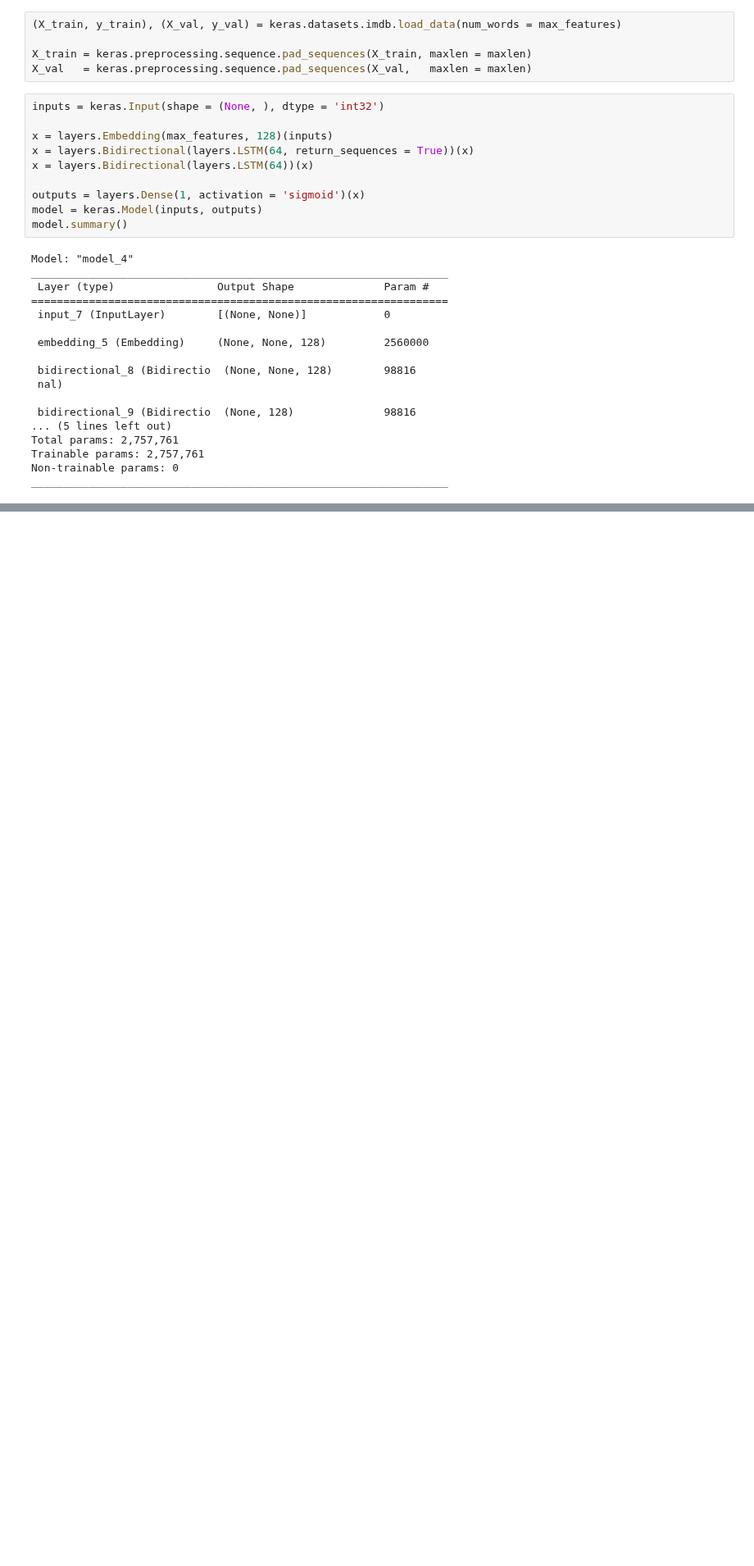
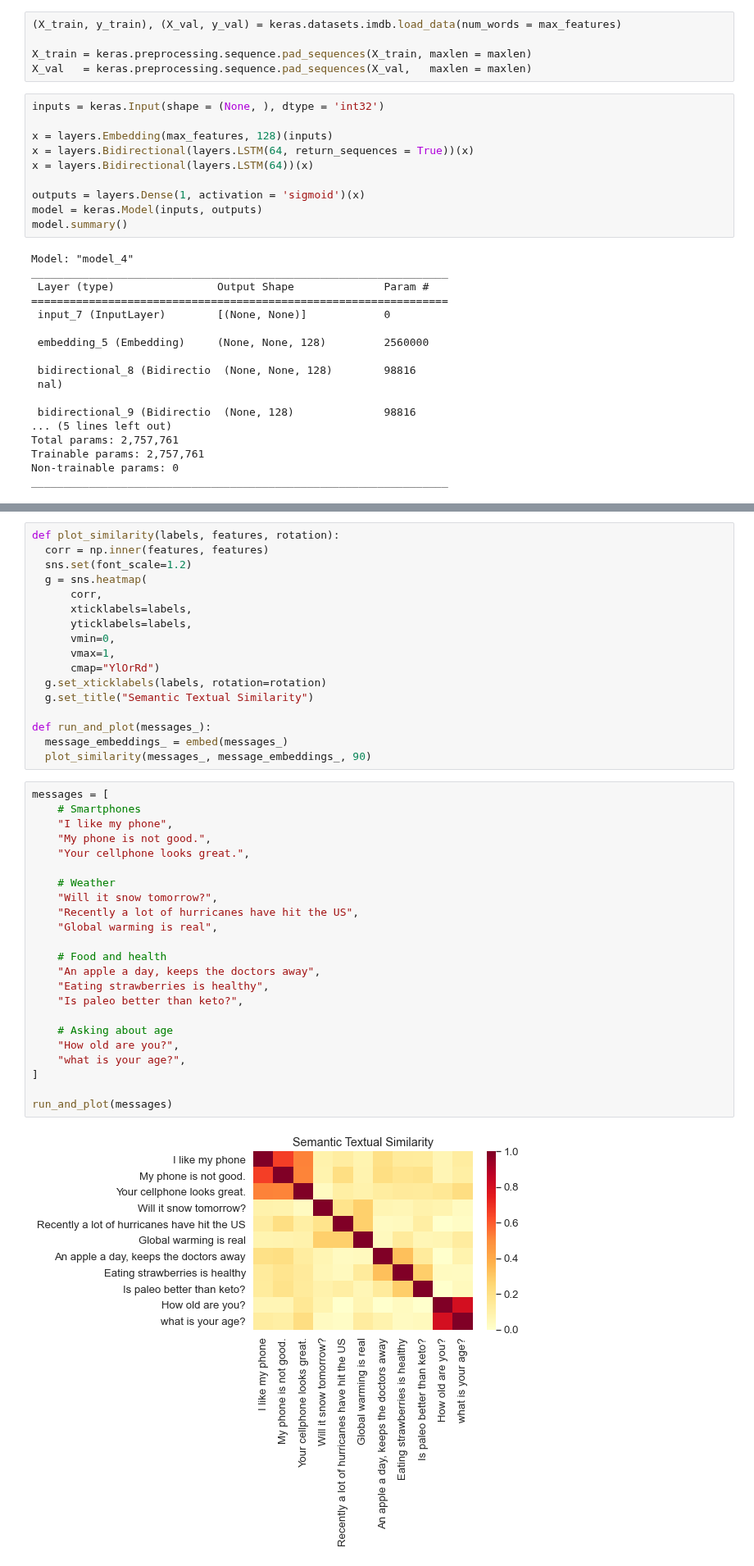
Before and after one commit to rrwabina/RADI605, a Jupyter notebook: 02 Recurrent Neural Networks/scripts/Lecture - Recurrent Neural Networks.ipynb, the cells around one changed output, grey strips where cells are left out. Shown at 82% size. Drawn from its saved outputs; the diff is of its cells as text; blank space fills up the shorter version.

```diff
--- a/02 Recurrent Neural Networks/scripts/Lecture - Recurrent Neural Networks.ipynb
+++ b/02 Recurrent Neural Networks/scripts/Lecture - Recurrent Neural Networks.ipynb
@@ -57,0 +116,42 @@ Epoch 1/2
+# %%
+def plot_similarity(labels, features, rotation):
+  corr = np.inner(features, features)
+  sns.set(font_scale=1.2)
+  g = sns.heatmap(
+      corr,
+      xticklabels=labels,
+      yticklabels=labels,
+      vmin=0,
+      vmax=1,
+      cmap="YlOrRd")
+  g.set_xticklabels(labels, rotation=rotation)
+  g.set_title("Semantic Textual Similarity")
+
+def run_and_plot(messages_):
+  message_embeddings_ = embed(messages_)
+  plot_similarity(messages_, message_embeddings_, 90)
+# %%
+messages = [
+    # Smartphones
+    "I like my phone",
+    "My phone is not good.",
+    "Your cellphone looks great.",
+
+    # Weather
+    "Will it snow tomorrow?",
+    "Recently a lot of hurricanes have hit the US",
+    "Global warming is real",
+
+    # Food and health
+    "An apple a day, keeps the doctors away",
+    "Eating strawberries is healthy",
+    "Is paleo better than keto?",
+
+    # Asking about age
+    "How old are you?",
+    "what is your age?",
+]
+
+run_and_plot(messages)
+# %% [output]
+[figure, added]
```
Also changed, not shown: parts of 4 cells of this notebook.
